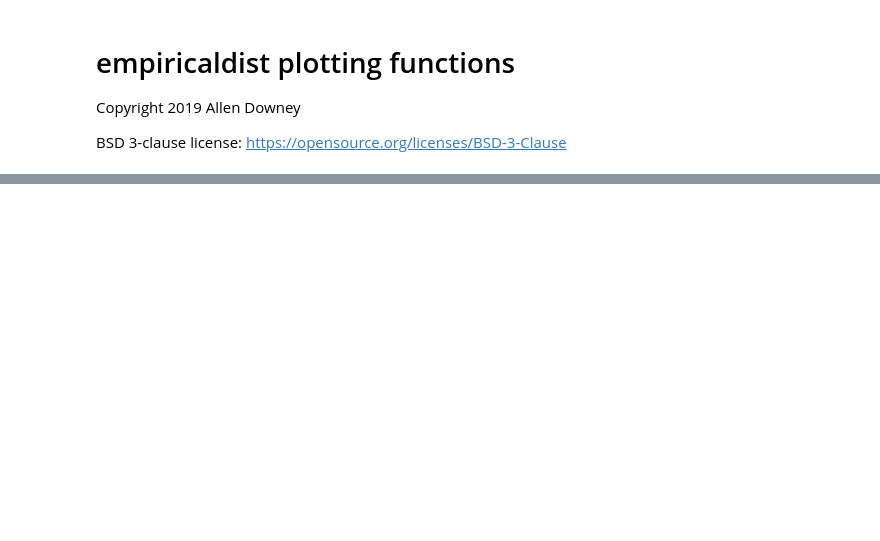
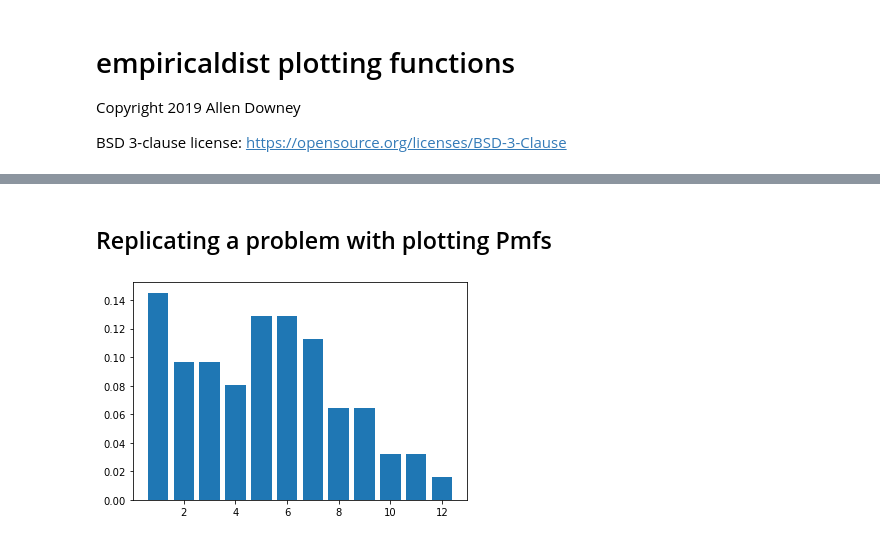
Before and after one commit to AllenDowney/empiricaldist, a Jupyter notebook: empiricaldist/test_plot.ipynb, the cells around one changed output, grey strips where cells are left out. Cells and saved outputs as stored; diff of their text form; code cells hidden in the pictures; blank space fills up the shorter version.

```diff
--- a/empiricaldist/test_plot.ipynb
+++ b/empiricaldist/test_plot.ipynb
@@ -61,0 +80,13 @@ plt.legend();
+# %% [markdown]
+## Replicating a problem with plotting Pmfs
+# %%
+unbiased = np.array([ 5,  6, 12,  7,  8,  6,  6,  9,  8,  4,  3,  5,  5,  7,  5,  7,  4,
+        4,  3,  6,  3,  5, 10,  1,  7,  4,  8,  2,  9,  6,  5,  5,  9, 11,
+       11,  3,  9,  1, 10,  1,  6,  6,  5,  8,  7,  7,  4,  7,  2,  1,  3,
+        1,  6,  3,  1,  1,  2,  2,  1,  2,  2,  1])
+# %%
+pmf = Pmf.from_seq(unbiased)
+# %%
+pmf.bar(label='')
+# %% [output]
+[figure, added]
```
Also changed, not shown: parts of 11 cells of this notebook, 1 other file.
